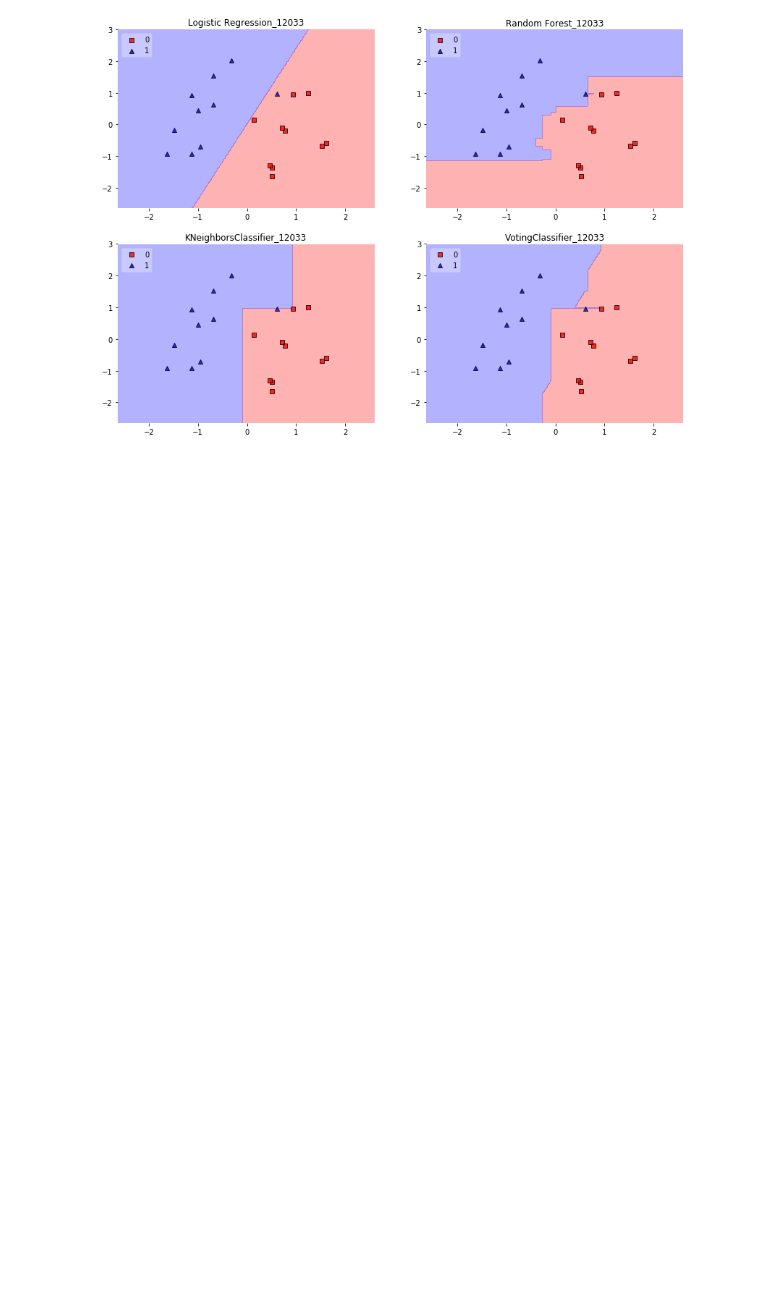
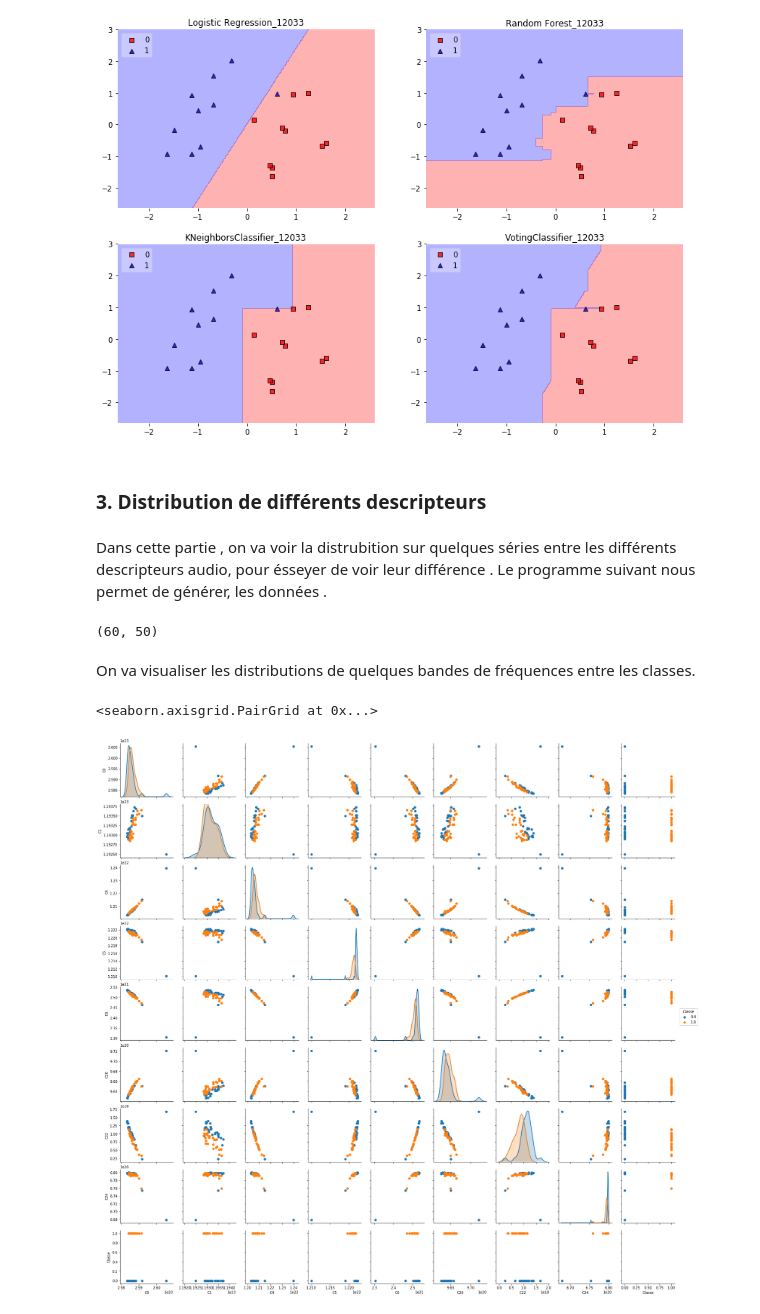
Before and after one commit to mouride44/Classification-of-biological-samples-by-audio, a Jupyter notebook: synthese2.ipynb, the cells around one changed output. Saved outputs shown, nothing was run; the diff lists cells and outputs as text; code cells hidden in the pictures; blank space fills up the shorter version.

```diff
--- a/synthese2.ipynb
+++ b/synthese2.ipynb
@@ -116,3 +116,7 @@ from IPython.display import Image
 Image(filename='algo.png')
 # %% [output]
 [figure]
+# %% [markdown]
+### 3. Distribution de différents descripteurs
+# %% [markdown]
+Dans cette partie , on va voir la distrubition sur quelques séries entre les différents descripteurs audio, pour ésseyer de voir leur différence . Le programme suivant  nous permet de générer, les données .
@@ -118,0 +171,24 @@ Image(filename='algo.png')
+# %%
+har = db["entropie_ng"]
+df,y=data_generate(10752)
+df.shape
+# %% [output]
+(60, 50)
+# %% [markdown]
+On va visualiser les distributions de quelques bandes de fréquences  entre les classes.
+# %%
+df["Classe"]=y
+g = sns.pairplot(df[["C0" ,"C1","C4","C5","C6","C20","C22","C24","Classe"]],
+                 hue='Classe',diag_kind = "kde")
+
+def f(x, **kwargs):
+    kwargs.pop("color")
+    col = next(plt.gca()._get_lines.prop_cycler)['color']
+    sns.kdeplot(x, color=col, **kwargs,shade=True)
+
+g.map_diag(f)
+g.map_offdiag(plt.scatter)
+g.add_legend()
+# %% [output]
+<seaborn.axisgrid.PairGrid at 0x...>
+[figure, added]
```
Also changed, not shown: parts of 12 cells of this notebook.
